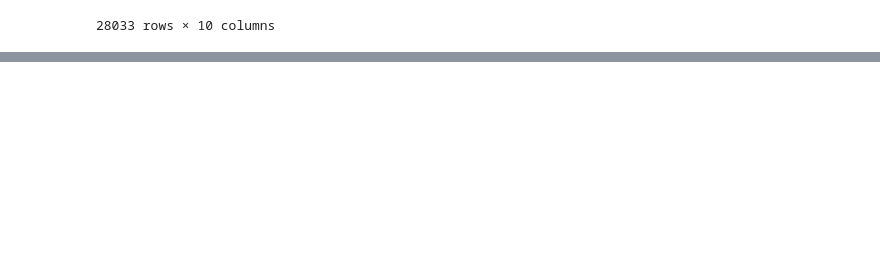
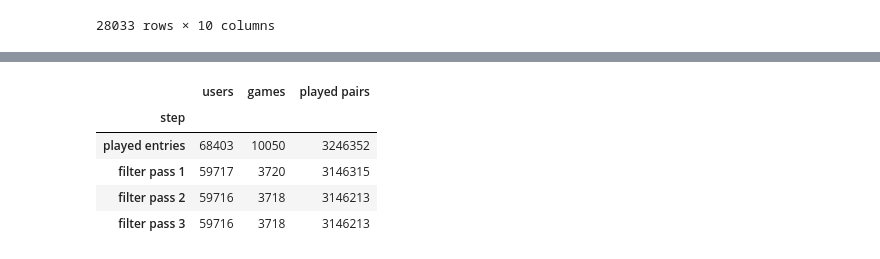
Before and after one commit to sribn/02807-computational-tools-for-data-science, a Jupyter notebook: steam_cleaning.ipynb, the cells around one changed output, grey strips where cells are left out. Cells and saved outputs as stored; diff of their text form; code cells hidden in the pictures; blank space fills up the shorter version.

```diff
--- a/steam_cleaning.ipynb
+++ b/steam_cleaning.ipynb
@@ -1037,0 +873,14 @@ Top 15 Most Frequently Co-Owned Steam Game Pairs
+# %%
+from recommender import data, itemsets, rules
+
+interactions = data.build_interactions(data.load_user_items())
+display(interactions.filter_log)
+all_baskets = itemsets.baskets(interactions.playtime)
+game_name = lambda i: interactions.item_names[interactions.item_ids[i]]
+# %% [output]
+|  | users | games | played pairs |
+| step |  |  |  |
+| played entries | 68403 | 10050 | 3246352 |
+| filter pass 1 | 59717 | 3720 | 3146315 |
+| filter pass 2 | 59716 | 3718 | 3146213 |
+| filter pass 3 | 59716 | 3718 | 3146213 |
```
Also changed, not shown: parts of 22 cells of this notebook, 6 other files.
